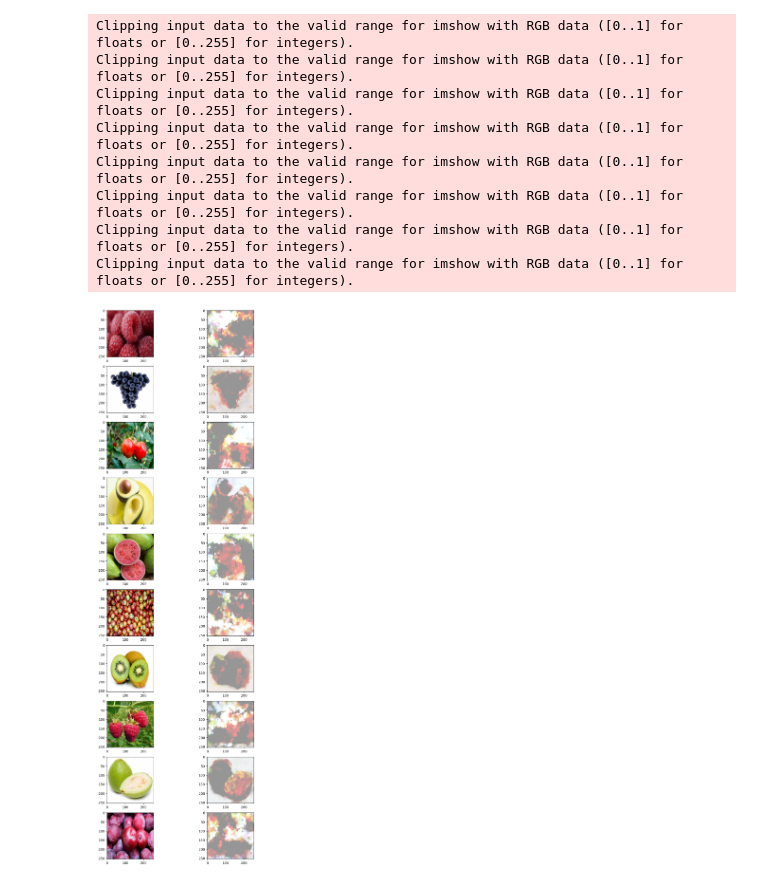
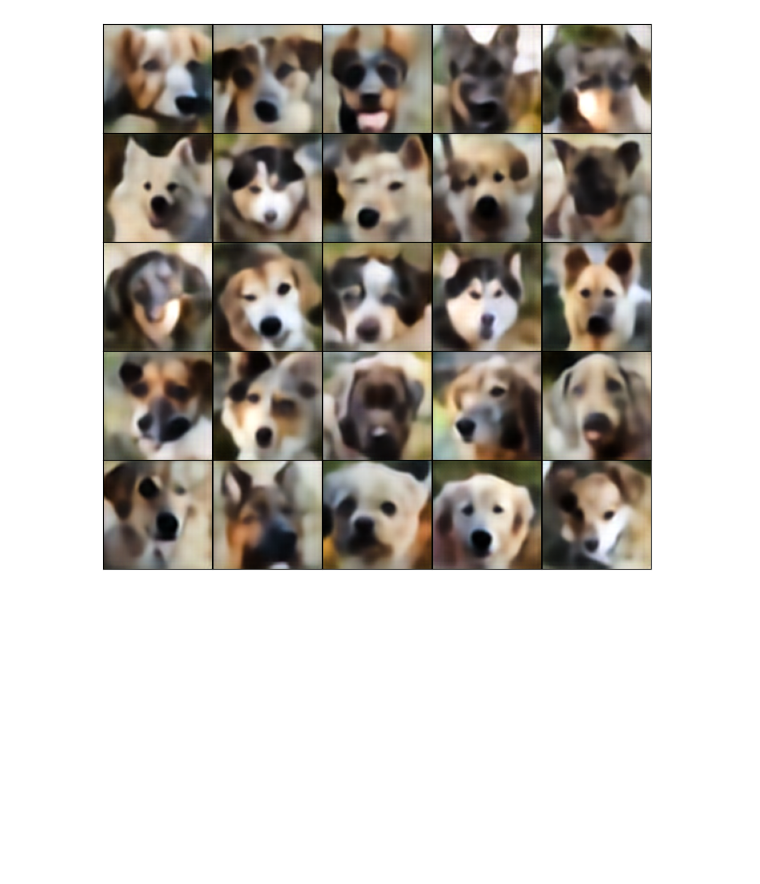
Before and after one commit to YashSax/DogVAE, a Jupyter notebook: VAE.ipynb, the cells around one changed output. Saved outputs shown, nothing was run; the diff lists cells and outputs as text; code cells hidden in the pictures; blank space fills up the shorter version.

```diff
--- a/VAE.ipynb
+++ b/VAE.ipynb
@@ -70,6 +11,5 @@ def out_to_image(tensor):
 # %%
-label, image = fruit_dataset[1]
-
-print(label)
+dog_dataset = DogDataset("./dog")
+image = dog_dataset[1]
 plt.imshow(out_to_image(image))
 # %% [output]
@@ -148,9 +20,10 @@ class VariationalAutoencoder(nn.Module):
 # %%
-model = VariationalAutoencoder(256)
+latent_space_size = 256
+model = VariationalAutoencoder(latent_space_size)
 
-_, ex_in = fruit_dataset[0]
+ex_in = dog_dataset[0]
 ex_in = ex_in.unsqueeze(0)
-# ex_in = torch.rand((10, 3, 255, 255))
 ex_out, ex_mu, ex_logvar = model(ex_in)
+
 ex_in.shape, ex_out.shape
 # %% [output]
@@ -167,2 +53,5 @@ tensor(3.2402, grad_fn=<MseLossBackward0>)
 # %%
 !export CUDA_VISIBLE_DEVICES=6
+# %%
+device = torch.device("cuda:6" if torch.cuda.is_available() else "cpu")
+model = model.to(device)
@@ -214,4 +99,4 @@ torch.save(model.state_dict(), "./output_256_1000.pth")
 # %%
 device = torch.device("cuda" if torch.cuda.is_available() else "cpu")
-model.load_state_dict(torch.load("./output_256_1000.pth"))
+model.load_state_dict(torch.load("./output_models/output_256_700.pth"))
 model = model.to(device)
@@ -237,27 +116,19 @@ Clipping input data to the valid range for imshow with RGB data ([0..1] for floa
 # %%
 import random
 
-plt.figure(figsize=(10, 30))
-plt.tight_layout()
-for i in range(10):
-    idx = random.randrange(0, len(fruit_dataset))
-    filename, image = fruit_dataset[idx]
+plt.figure(figsize=(10, 10))
+for i in range(25):
+    idx = random.randrange(0, len(dog_dataset))
+    image = dog_dataset[idx]
 
     image = image.to(device)
     model_out = model(image.unsqueeze(0))[0][0]
 
-    plt.subplot(10, 2, 2 * i + 1)
-    plt.imshow(out_to_image(image.cpu()))
+    plt.subplot(5, 5, i + 1)
+    plt.xticks([])
+    plt.yticks([])
+    plt.imshow(out_to_image(model_out.detach().cpu()))
 
-    plt.subplot(10, 2, 2 * i + 2)
-    plt.imshow(out_to_image(model_out.detach().cpu()))
+plt.subplots_adjust(wspace=0, hspace=0)
 # %% [output]
-Clipping input data to the valid range for imshow with RGB data ([0..1] for floats or [0..255] for integers).
-Clipping input data to the valid range for imshow with RGB data ([0..1] for floats or [0..255] for integers).
-Clipping input data to the valid range for imshow with RGB data ([0..1] for floats or [0..255] for integers).
-Clipping input data to the valid range for imshow with RGB data ([0..1] for floats or [0..255] for integers).
-Clipping input data to the valid range for imshow with RGB data ([0..1] for floats or [0..255] for integers).
-Clipping input data to the valid range for imshow with RGB data ([0..1] for floats or [0..255] for integers).
-Clipping input data to the valid range for imshow with RGB data ([0..1] for floats or [0..255] for integers).
-Clipping input data to the valid range for imshow with RGB data ([0..1] for floats or [0..255] for integers).
-[figure, old version]
+[figure, new version]
```
Also changed, not shown: parts of 18 cells of this notebook, 16 other files.
